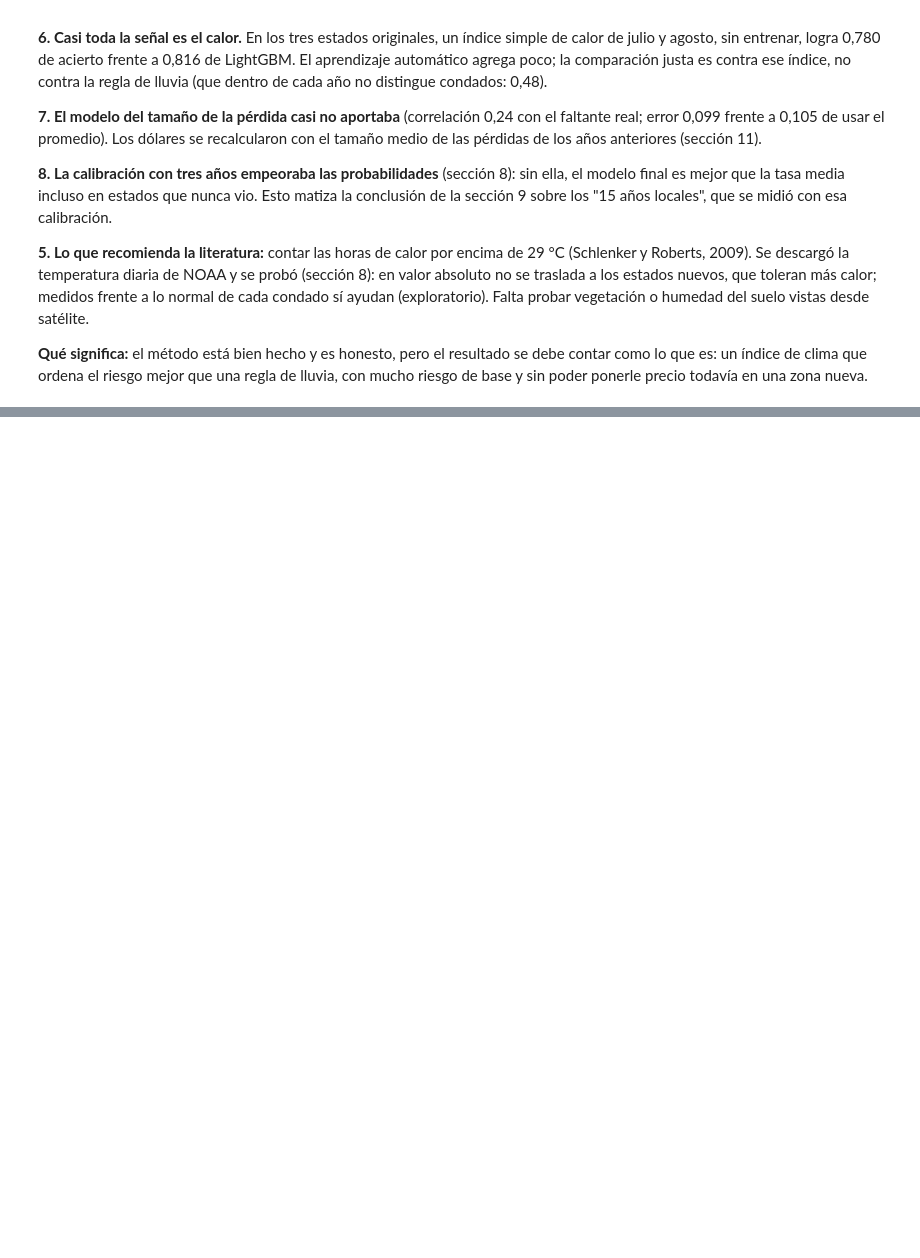
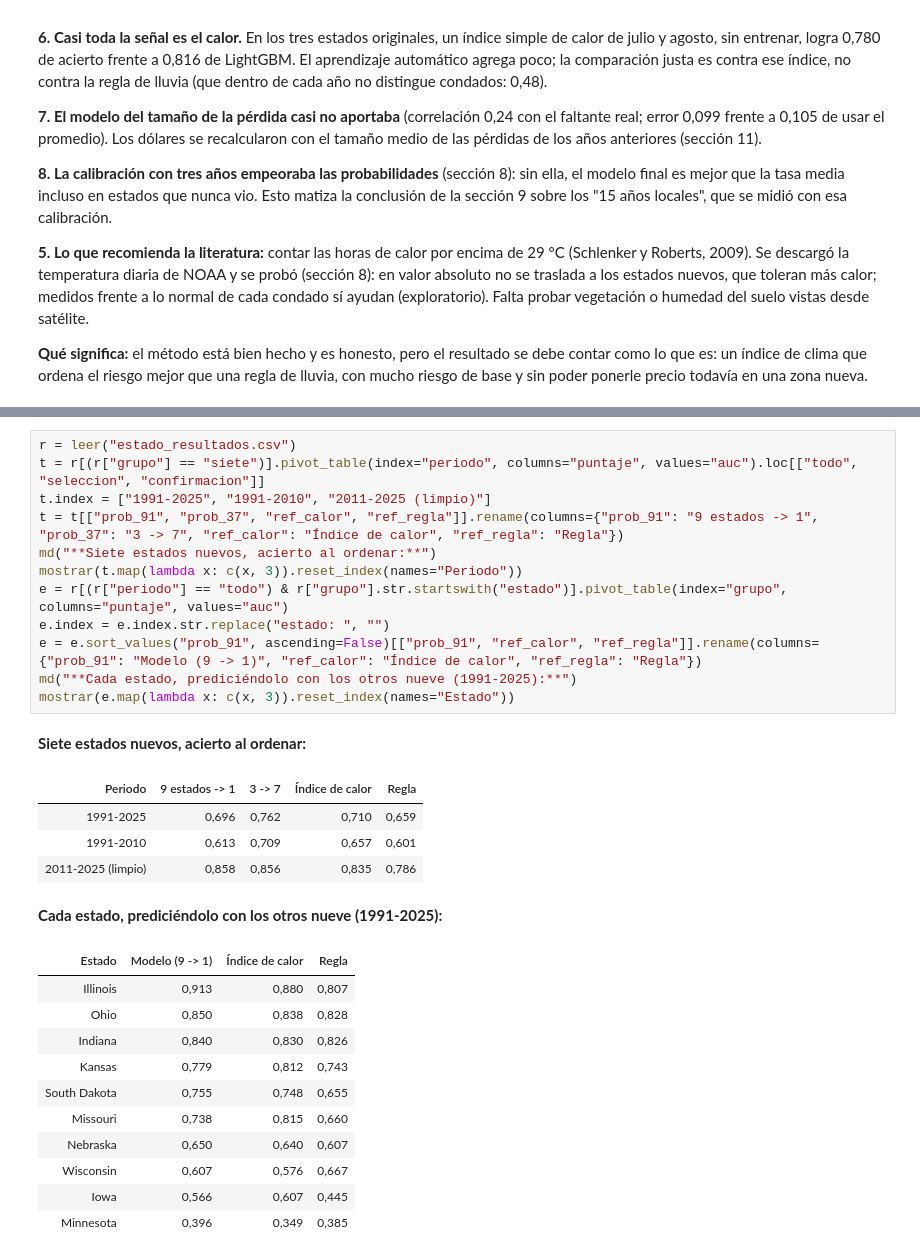
Before and after one commit to victorgaleano20/seguro-parametrico-agro, a Jupyter notebook: notebooks/proyecto_final.ipynb, the cells around one changed output, grey strips where cells are left out. Drawn from its saved outputs; the diff is of its cells as text; blank space fills up the shorter version.

```diff
--- a/notebooks/proyecto_final.ipynb
+++ b/notebooks/proyecto_final.ipynb
@@ -621,0 +654,30 @@ El modelo sí distingue condados dentro de un mismo año mejor que la regla de l
+# %%
+r = leer("estado_resultados.csv")
+t = r[(r["grupo"] == "siete")].pivot_table(index="periodo", columns="puntaje", values="auc").loc[["todo", "seleccion", "confirmacion"]]
+t.index = ["1991-2025", "1991-2010", "2011-2025 (limpio)"]
+t = t[["prob_91", "prob_37", "ref_calor", "ref_regla"]].rename(columns={"prob_91": "9 estados -> 1", "prob_37": "3 -> 7", "ref_calor": "Índice de calor", "ref_regla": "Regla"})
+md("**Siete estados nuevos, acierto al ordenar:**")
+mostrar(t.map(lambda x: c(x, 3)).reset_index(names="Periodo"))
+e = r[(r["periodo"] == "todo") & r["grupo"].str.startswith("estado")].pivot_table(index="grupo", columns="puntaje", values="auc")
+e.index = e.index.str.replace("estado: ", "")
+e = e.sort_values("prob_91", ascending=False)[["prob_91", "ref_calor", "ref_regla"]].rename(columns={"prob_91": "Modelo (9 -> 1)", "ref_calor": "Índice de calor", "ref_regla": "Regla"})
+md("**Cada estado, prediciéndolo con los otros nueve (1991-2025):**")
+mostrar(e.map(lambda x: c(x, 3)).reset_index(names="Estado"))
+# %% [output]
+**Siete estados nuevos, acierto al ordenar:**
+| Periodo | 9 estados -> 1 | 3 -> 7 | Índice de calor | Regla |
+| 1991-2025 | 0,696 | 0,762 | 0,710 | 0,659 |
+| 1991-2010 | 0,613 | 0,709 | 0,657 | 0,601 |
+| 2011-2025 (limpio) | 0,858 | 0,856 | 0,835 | 0,786 |
+**Cada estado, prediciéndolo con los otros nueve (1991-2025):**
+| Estado | Modelo (9 -> 1) | Índice de calor | Regla |
+| Illinois | 0,913 | 0,880 | 0,807 |
+| Ohio | 0,850 | 0,838 | 0,828 |
+| Indiana | 0,840 | 0,830 | 0,826 |
+| Kansas | 0,779 | 0,812 | 0,743 |
+| South Dakota | 0,755 | 0,748 | 0,655 |
+| Missouri | 0,738 | 0,815 | 0,660 |
+| Nebraska | 0,650 | 0,640 | 0,607 |
+| Wisconsin | 0,607 | 0,576 | 0,667 |
+| Iowa | 0,566 | 0,607 | 0,445 |
+| Minnesota | 0,396 | 0,349 | 0,385 |
```
Also changed, not shown: parts of 9 cells of this notebook, 28 other files.
